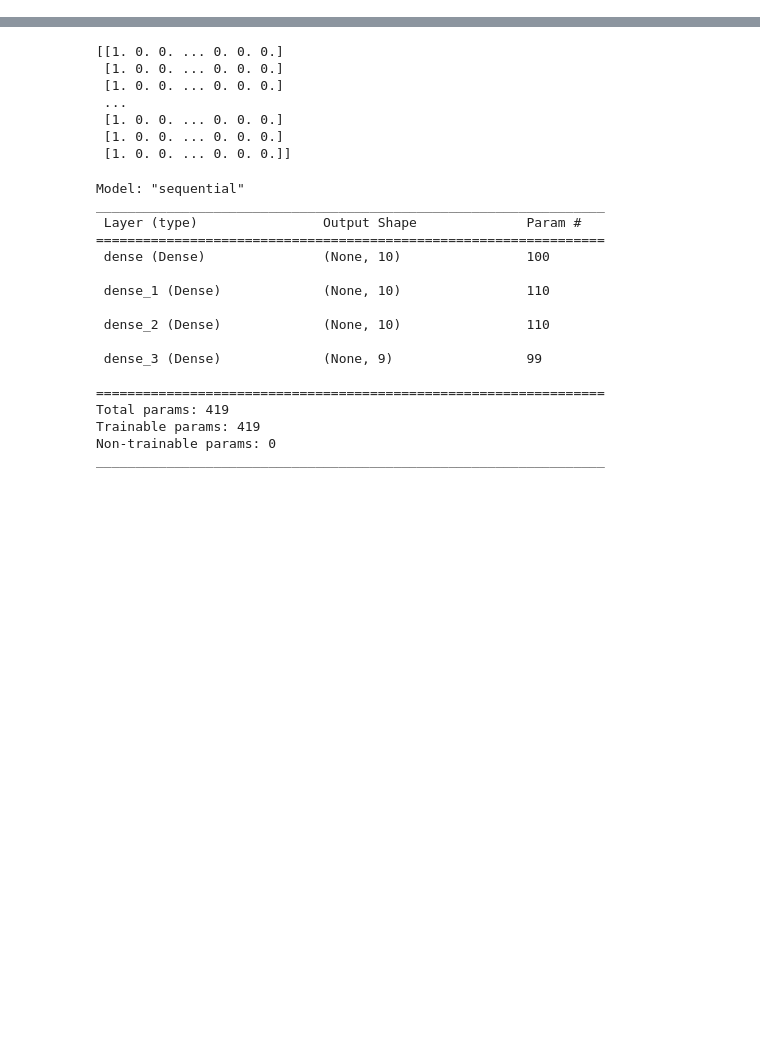
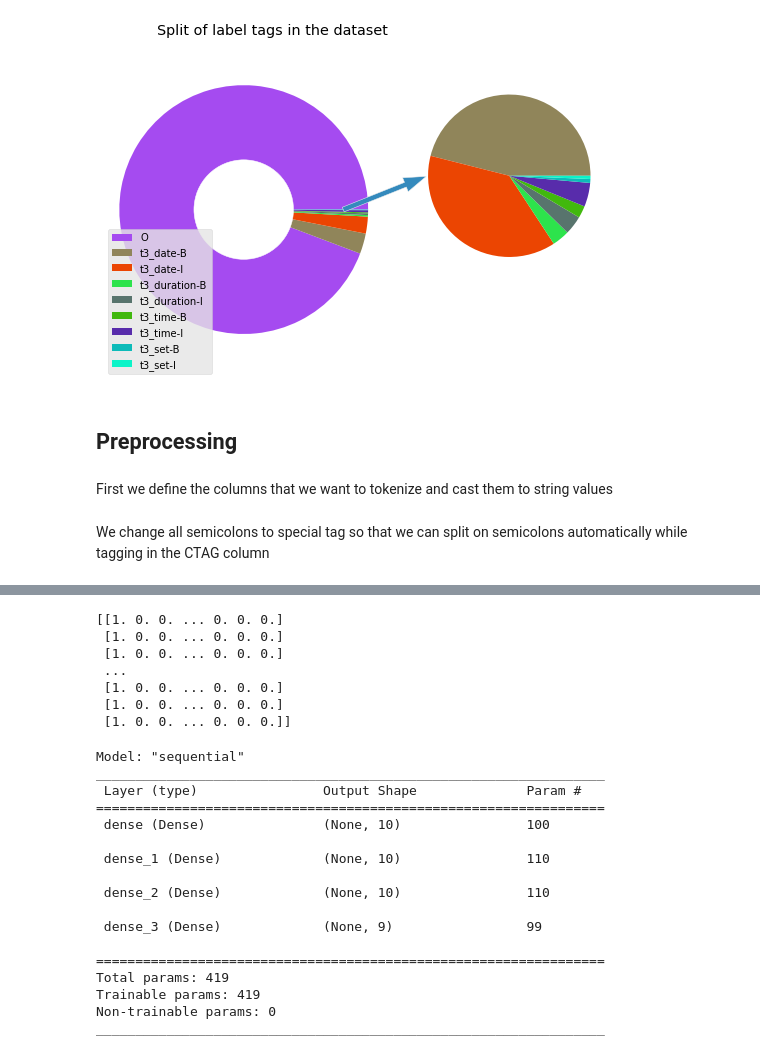
Before and after one commit to Kajkacz/NLP_temporal, a Jupyter notebook: project.ipynb, the cells around one changed output, grey strips where cells are left out. Drawn from its saved outputs; the diff is of its cells as text; code cells hidden in the pictures; blank space fills up the shorter version.

```diff
--- a/project.ipynb
+++ b/project.ipynb
@@ -29,3 +67,7 @@ Unique labels : ['O' 't3_duration-B' 't3_date-B' 't3_duration-I' 't3_set-B' 't3_
+# %%
+plot_labels(test_raw)
+# %% [output]
+[figure, added]
 # %%
 import matplotlib.pyplot as plt
 plt.style.use('ggplot')
@@ -48,6 +90,10 @@ def plot_history(history):
     plt.plot(x, val_loss, 'r', label='Validation loss')
     plt.title('Training and validation loss')
     plt.legend()
+# %% [markdown]
+## Preprocessing
+# %% [markdown]
+First we define the columns that we want to tokenize and cast them to string values
 # %%
 from keras.preprocessing.sequence import pad_sequences
 from keras.preprocessing.text import Tokenizer
@@ -57,6 +103,8 @@ tokenizable_columns = ['ORTH','LEMMA','POS','CTAG','LABEL']
 for column in tokenizable_columns:
     train_raw[column] = train_raw[column].astype(str)
     test_raw[column] = test_raw[column].astype(str)
+# %% [markdown]
+We change all semicolons to special tag so that we can split on semicolons automatically while tagging in the CTAG column
 # %%
 for column in ['ORTH','LEMMA','POS','LABEL']:
     train_raw[column] = train_raw[column].replace(':','XX_SEMICOLON_XX')
```
Also changed, not shown: parts of 42 cells of this notebook, 1 other file.
